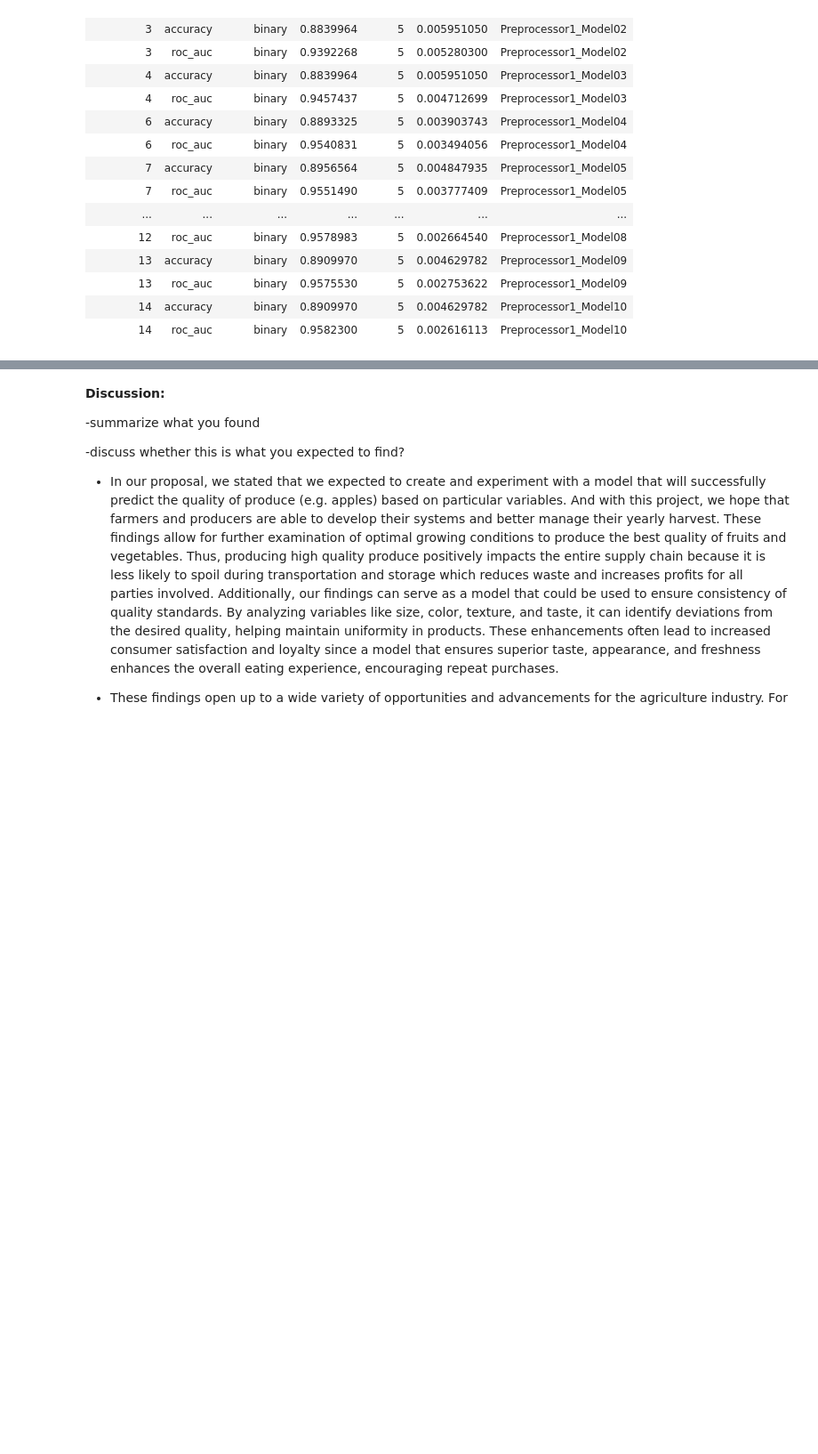
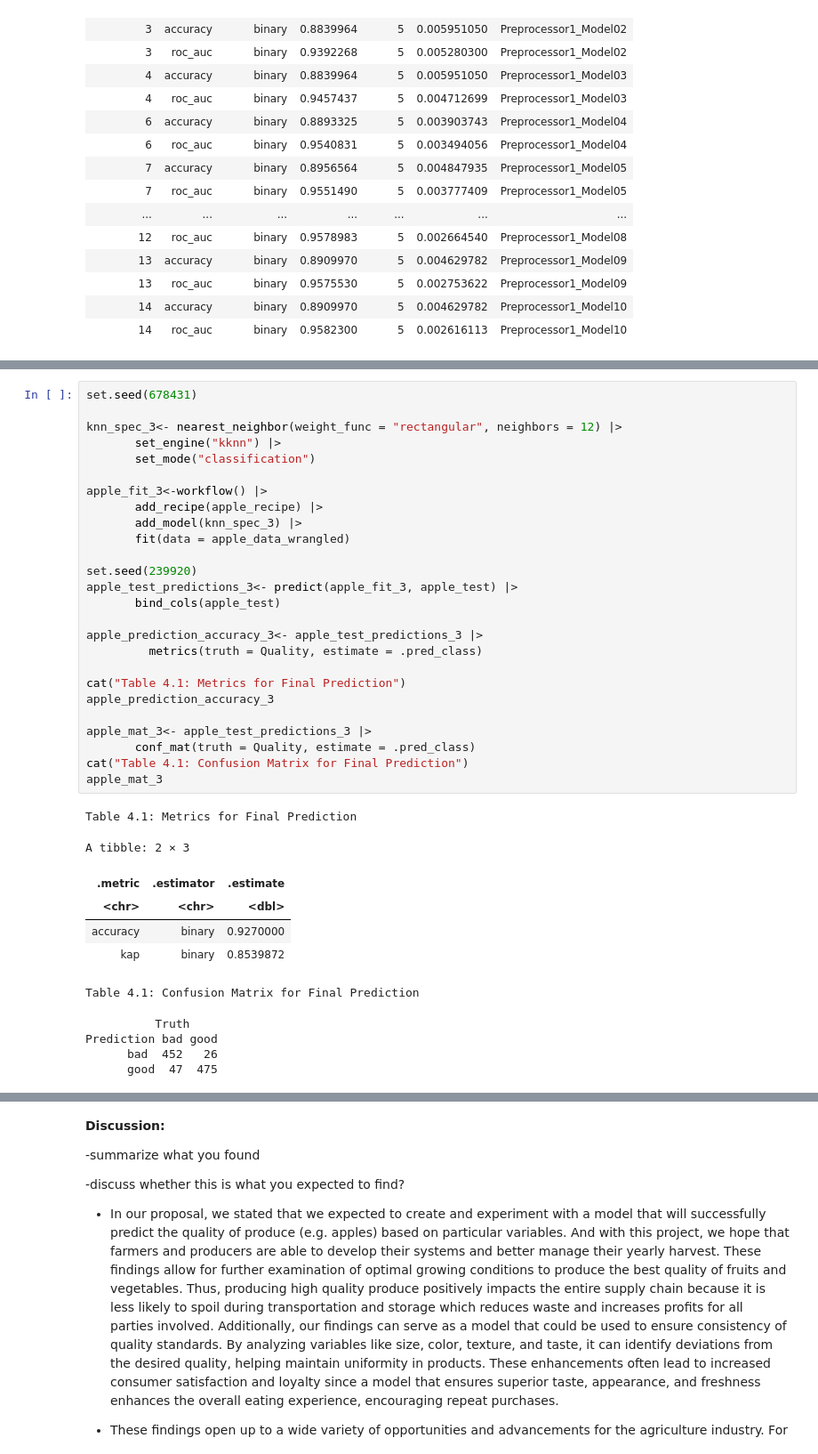
Before and after one commit to Dana-Te/DSCI100-Group-41, a Jupyter notebook: Group_Project_Report.ipynb, the cells around one changed output, grey strips where cells are left out. Shown at 89% size. Saved outputs shown, nothing was run; the diff lists cells and outputs as text; blank space fills up the shorter version.

```diff
--- a/Group_Project_Report.ipynb
+++ b/Group_Project_Report.ipynb
@@ -519,0 +519,38 @@ Prediction bad good
+# %%
+set.seed(678431)
+
+knn_spec_3<- nearest_neighbor(weight_func = "rectangular", neighbors = 12) |>
+       set_engine("kknn") |>
+       set_mode("classification")
+
+apple_fit_3<-workflow() |>
+       add_recipe(apple_recipe) |>
+       add_model(knn_spec_3) |>
+       fit(data = apple_data_wrangled)
+
+set.seed(239920)
+apple_test_predictions_3<- predict(apple_fit_3, apple_test) |>
+       bind_cols(apple_test)
+
+apple_prediction_accuracy_3<- apple_test_predictions_3 |>
+         metrics(truth = Quality, estimate = .pred_class)
+
+cat("Table 4.1: Metrics for Final Prediction")
+apple_prediction_accuracy_3
+
+apple_mat_3<- apple_test_predictions_3 |>
+       conf_mat(truth = Quality, estimate = .pred_class)
+cat("Table 4.1: Confusion Matrix for Final Prediction")
+apple_mat_3
+# %% [output]
+Table 4.1: Metrics for Final Prediction
+A tibble: 2 × 3
+| .metric | .estimator | .estimate |
+| <chr> | <chr> | <dbl> |
+| accuracy | binary | 0.9270000 |
+| kap | binary | 0.8539872 |
+Table 4.1: Confusion Matrix for Final Prediction
+          Truth
+Prediction bad good
+      bad  452   26
+      good  47  475
```
Also changed, not shown: parts of 9 cells of this notebook.
